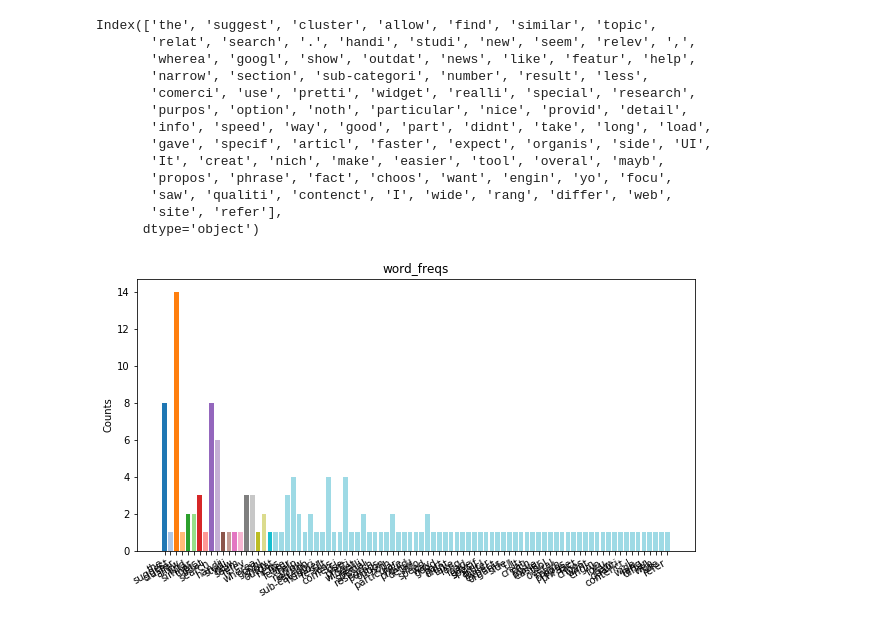
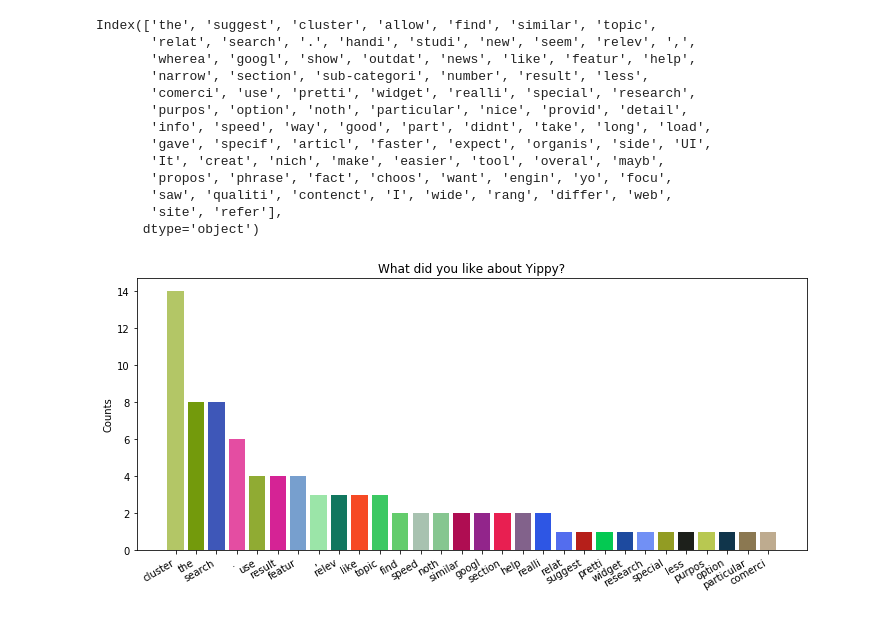
Before and after one commit to animaviridis/evaluation_of_ai, a Jupyter notebook: comments.ipynb, the cells around one changed output. Cells and saved outputs as stored; diff of their text form; code cells hidden in the pictures.

Commit message:
Plotting word frequency distribution in positive comments

```diff
--- a/comments.ipynb
+++ b/comments.ipynb
@@ -64,7 +64,7 @@ plt.show()
 # %% [output]
 [figure]
 # %%
-fdist_pandas = pd.Series(fdist_stemmed, name='word_freqs')
+fdist_pandas = pd.Series(fdist_stemmed, name=keys['remarks_yippy'][0])
 fdist_pandas.keys()
 # %% [output]
 Index(['the', 'suggest', 'cluster', 'allow', 'find', 'similar', 'topic',
@@ -81,6 +81,6 @@ Index(['the', 'suggest', 'cluster', 'allow', 'find', 'similar', 'topic',
        'site', 'refer'],
       dtype='object')
 # %%
-fig = plots.make_plot(fdist_pandas, counted=True, kind='bar', fig_kwargs=dict(figsize=(10,5)), break_labels=False)
+fig = plots.make_plot(fdist_pandas, counted=True, kind='bar', fig_kwargs=dict(figsize=(12,5)), limit=30, break_labels=False)
 # %% [output]
-[figure, old version]
+[figure, new version]
```
Also changed, not shown: parts of 1 cell of this notebook, 1 other file.
